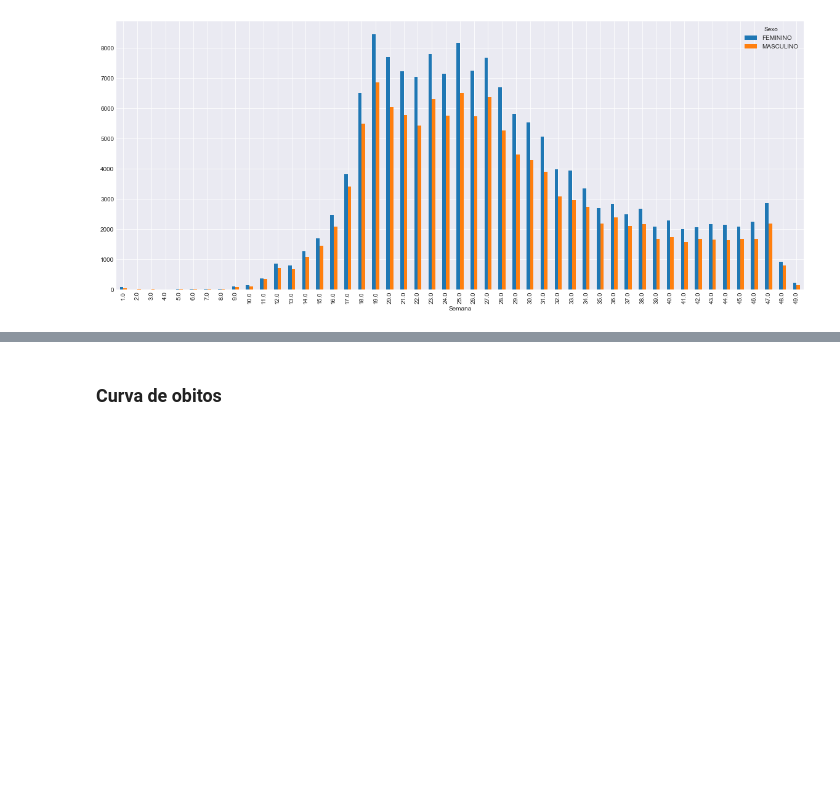
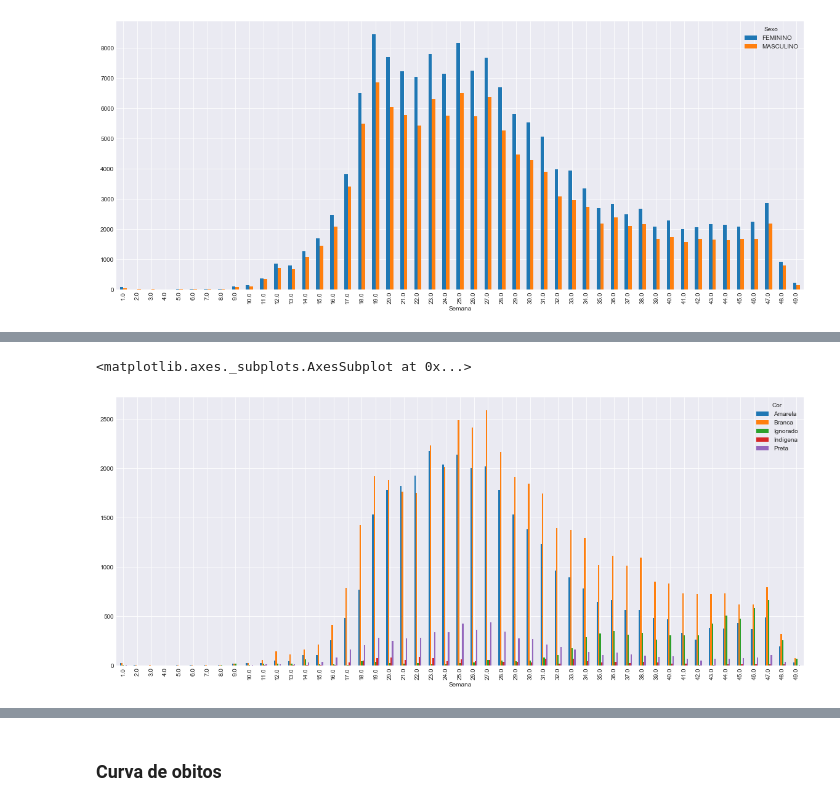
Before and after one commit to luan-prates/bootcamp-ds-aplicada-alura-2021, a Jupyter notebook: projetos/projeto_modulo_1/integrasus.ipynb, the cells around one changed output, grey strips where cells are left out. Cells and saved outputs as stored; diff of their text form; code cells hidden in the pictures; blank space fills up the shorter version.

```diff
--- a/projetos/projeto_modulo_1/integrasus.ipynb
+++ b/projetos/projeto_modulo_1/integrasus.ipynb
@@ -245,0 +229,3 @@ SyntaxError: invalid syntax (<ipython-input-23-d3bdc6e0d7cb>, line 1)
+# %%
+df_caso_cor_pivot = df_caso_cor.pivot(index='Semana',columns='Cor',values="Casos")
+df_caso_cor_pivot = df_caso_cor_pivot.fillna(0)
@@ -246,3 +259,8 @@ SyntaxError: invalid syntax (<ipython-input-23-d3bdc6e0d7cb>, line 1)
+# %%
+df_caso_cor_pivot[['Amarela','Branca','Ignorado','Indígena','Preta']].plot(kind='bar', figsize=(20,8))
+# %% [output]
+<matplotlib.axes._subplots.AxesSubplot at 0x...>
+[figure, added]
 # %%
 plt.figure(figsize=(20,8))
 
```
Also changed, not shown: parts of 45 cells of this notebook.
